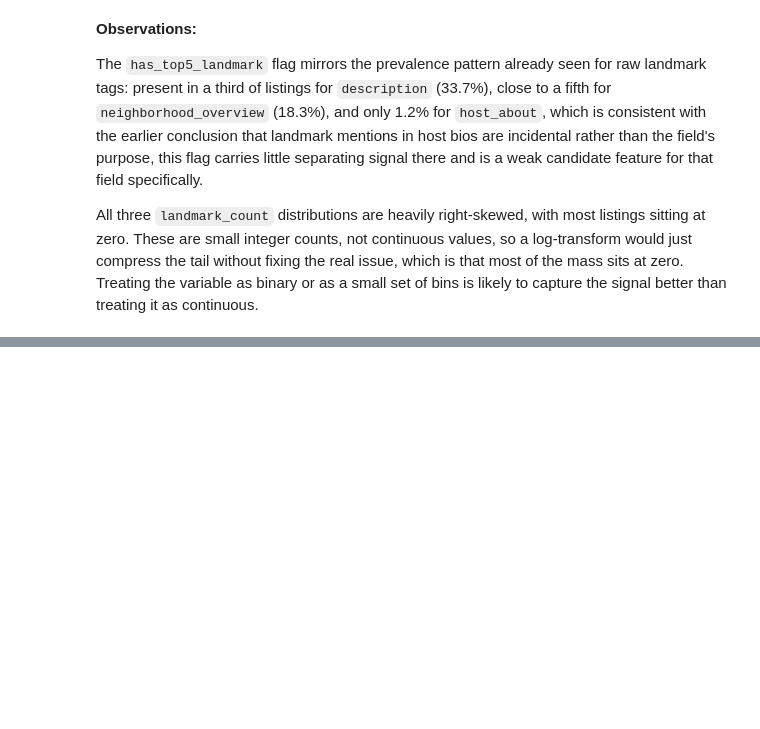
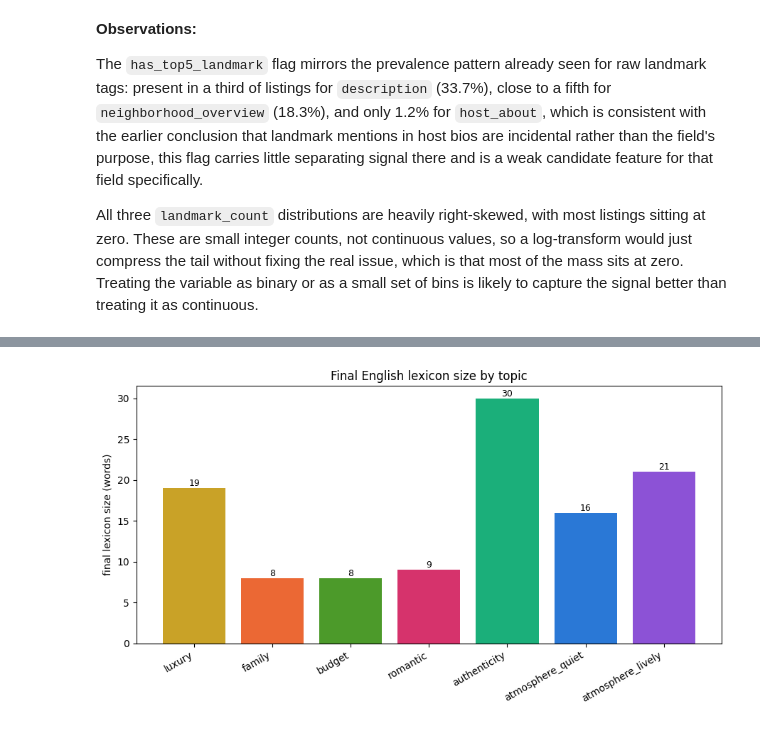
Before and after one commit to pln6/airbnb-market-segmentation-analysis, a Jupyter notebook: notebooks/02_feature_engineering.ipynb, the cells around one changed output, grey strips where cells are left out. Drawn from its saved outputs; the diff is of its cells as text; code cells hidden in the pictures; blank space fills up the shorter version.

Commit message:
feat: add corpus-bootstrapped tone lexicons

```diff
--- a/notebooks/02_feature_engineering.ipynb
+++ b/notebooks/02_feature_engineering.ipynb
@@ -2131,0 +2227,20 @@ All three `landmark_count` distributions are heavily right-skewed, with most lis
+# %%
+# Generate candidates for all seven PMI runs (six topics, atmosphere split into two)
+seed_sets = {
+    'luxury': {'luxury', 'luxurious', 'upscale', 'elegant', 'premium', 'exquisite'},
+    'family': {'family', 'kids', 'children', 'crib'},
+    'budget': {'affordable', 'budget', 'cheap', 'inexpensive'},
+    'romantic': {'romantic', 'romance', 'honeymoon', 'couples'},
+    'authenticity': {'authentic', 'local', 'genuine', 'hidden'},
+    'atmosphere_quiet': {'quiet', 'peaceful', 'tranquil', 'calm'},
+    'atmosphere_lively': {'lively', 'vibrant', 'bustling', 'nightlife'},
+}
+
+pmi_results = {}
+for topic, seeds in seed_sets.items():
+    candidates = pmi_candidates(seeds, word_counts, cooc_counts, total_tokens)
+    filtered = filter_candidates(candidates, lang='en')
+    pmi_results[topic] = filtered
+    print(f"\n=== {topic} (seeds: {seeds}) ===")
+    for word, score in filtered[:30]:
+        print(f"  {word}: {score:.2f}")
@@ -2131,0 +2475,19 @@ All three `landmark_count` distributions are heavily right-skewed, with most lis
+# %%
+colors_topics = {
+    'luxury': '#c9a227', 'family': '#eb6834', 'budget': '#4c9a2a', 'romantic': '#d6336c',
+    'authenticity': '#1baf7a', 'atmosphere_quiet': '#2a78d6', 'atmosphere_lively': '#8c52d6',
+}
+
+fig, ax = plt.subplots(figsize=(9, 5))
+topics_order = list(lexicons_en.keys())
+sizes = [len(lexicons_en[t]) for t in topics_order]
+bars = ax.bar(topics_order, sizes, color=[colors_topics[t] for t in topics_order])
+ax.set_ylabel('final lexicon size (words)')
+ax.set_title('Final English lexicon size by topic')
+plt.xticks(rotation=30, ha='right')
+for bar, size in zip(bars, sizes):
+    ax.text(bar.get_x() + bar.get_width() / 2, size, str(size), ha='center', va='bottom', fontsize=9)
+plt.tight_layout()
+plt.show()
+# %% [output]
+[figure, added]
```
Also changed, not shown: parts of 13 cells of this notebook.
